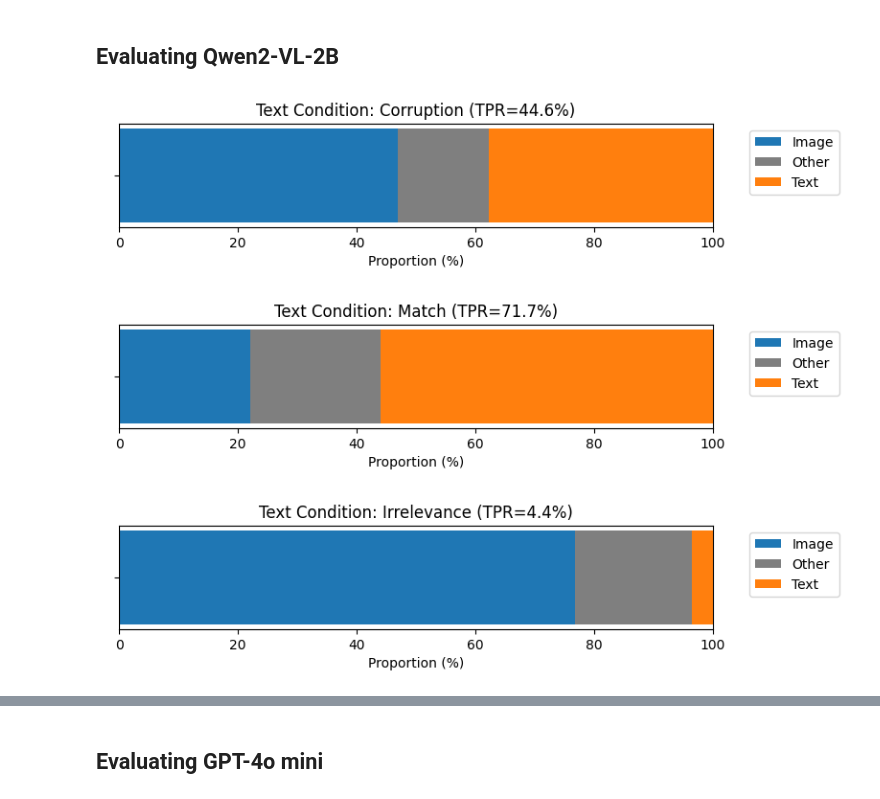
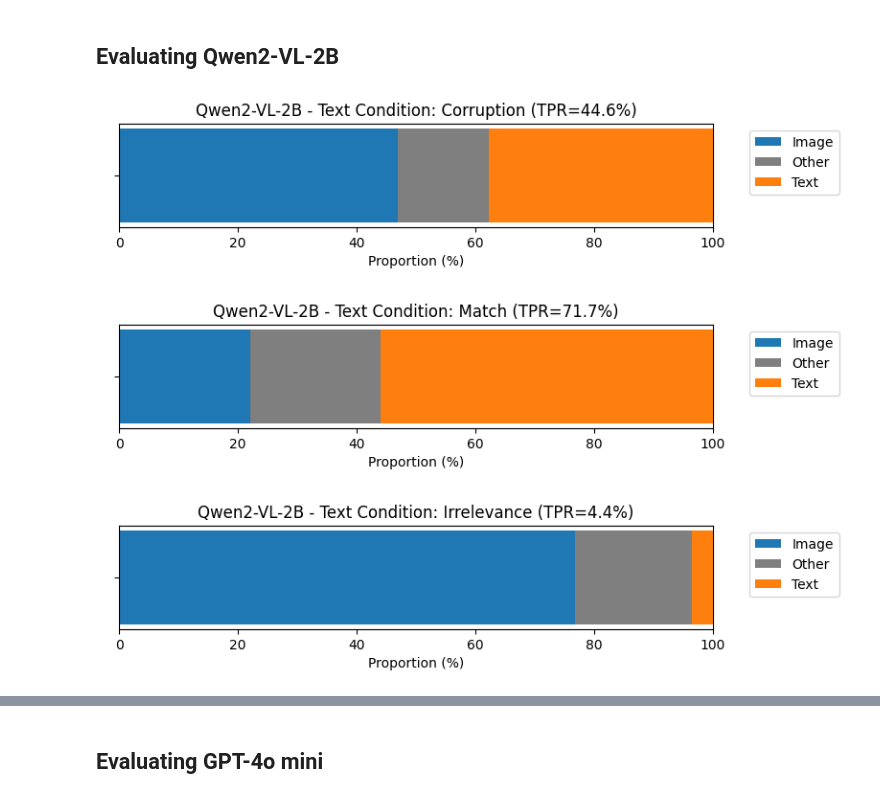
Before and after one commit to GabrielAlbuquerque01/projeto-visao, a Jupyter notebook: evaluation.ipynb, the cells around one changed output, grey strips where cells are left out. Drawn from its saved outputs; the diff is of its cells as text; code cells hidden in the pictures.

```diff
--- a/evaluation.ipynb
+++ b/evaluation.ipynb
@@ -71,11 +71,11 @@ tpr_match = tpr(df_qwen_match_behavior)
 tpr_conflict = tpr(df_qwen_conflict_behavior)
 tpr_irrelevant = tpr(df_qwen_irrelevant_behavior)
 # %%
-plot_behavior("Text Condition: Corruption", df_qwen_conflict_behavior, tpr_conflict)
-plot_behavior("Text Condition: Match", df_qwen_match_behavior, tpr_match)
-plot_behavior("Text Condition: Irrelevance", df_qwen_irrelevant_behavior, tpr_irrelevant)
+plot_behavior("Qwen2-VL-2B - Text Condition: Corruption", df_qwen_conflict_behavior, tpr_conflict)
+plot_behavior("Qwen2-VL-2B - Text Condition: Match", df_qwen_match_behavior, tpr_match)
+plot_behavior("Qwen2-VL-2B - Text Condition: Irrelevance", df_qwen_irrelevant_behavior, tpr_irrelevant)
 # %% [output]
-[figure, old version]
+[figure, new version]
-[figure, old version]
+[figure, new version]
-[figure, old version]
+[figure, new version]
 # %%
```
Also changed, not shown: parts of 5 cells of this notebook.
